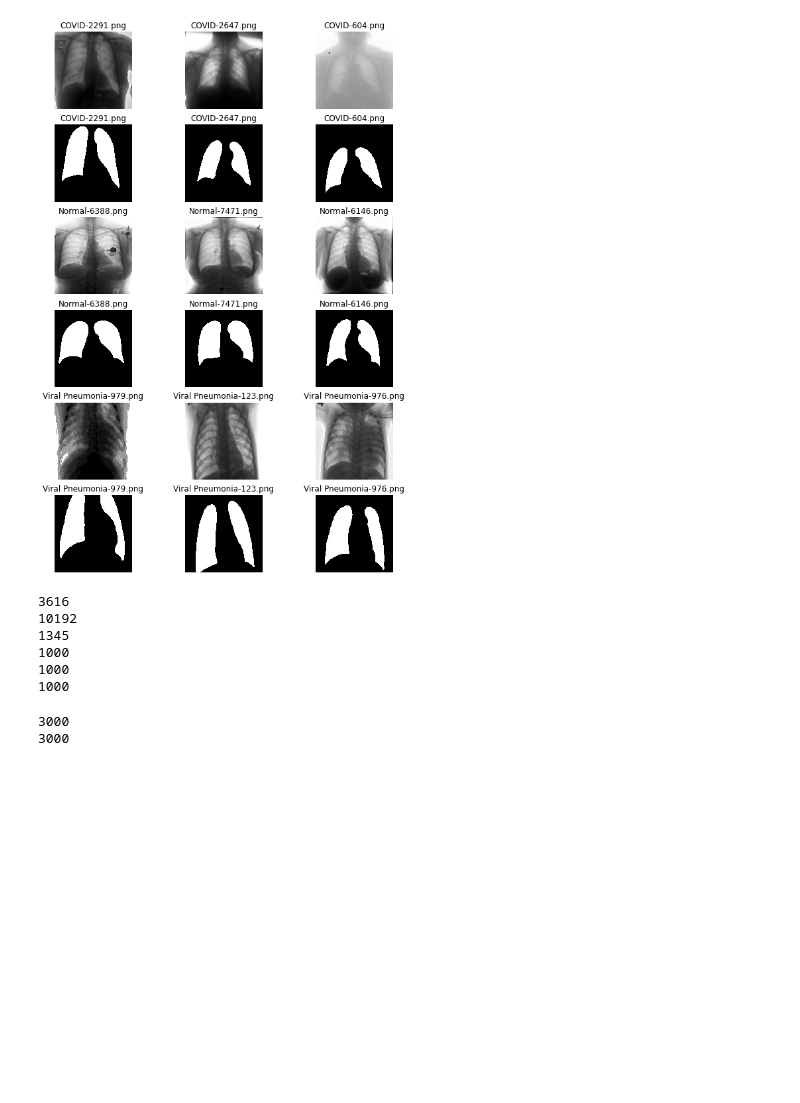
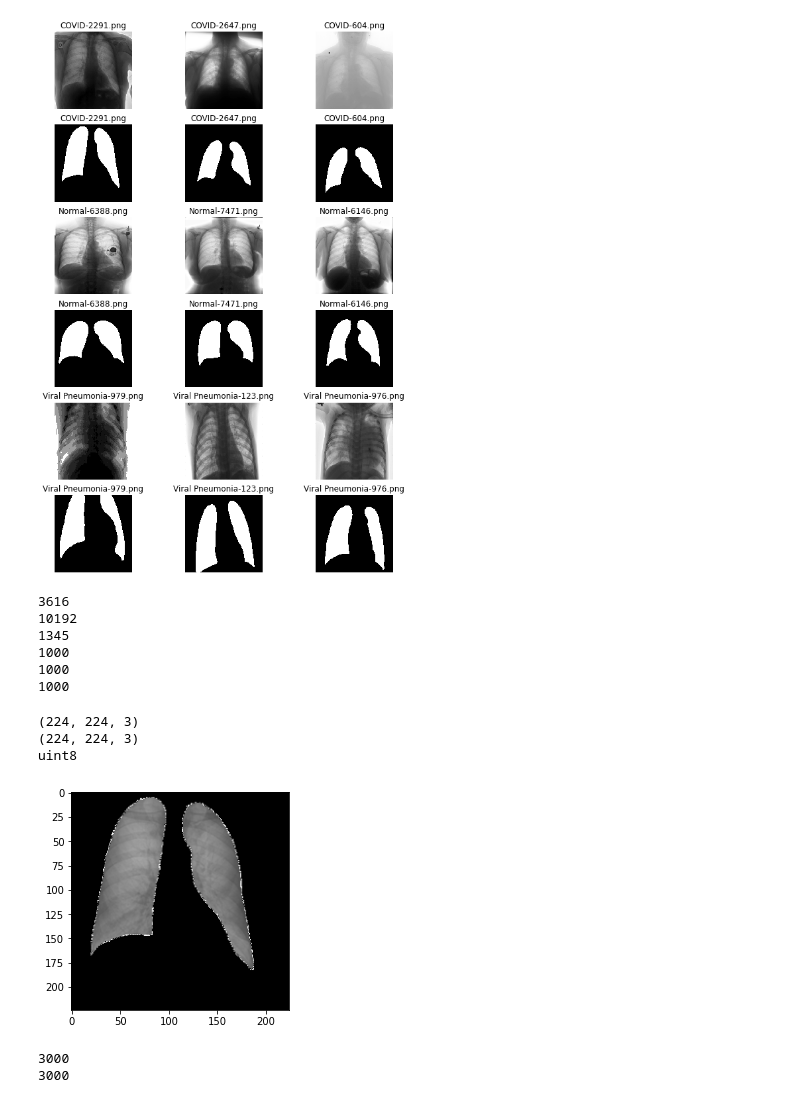
Before and after one commit to QuintenVervynck/Active-Machine-Learning-Lung-Scans, a Jupyter notebook: notebooks/5_COVID-19 Radiography Database.ipynb, the cells around one changed output. Saved outputs shown, nothing was run; the diff lists cells and outputs as text; code cells hidden in the pictures; blank space fills up the shorter version.

Commit message:
masked images, load/save

```diff
--- a/notebooks/5_COVID-19 Radiography Database.ipynb
+++ b/notebooks/5_COVID-19 Radiography Database.ipynb
@@ -91,6 +91,32 @@ for subfolder in subfolders:
 1000
 1000
 1000
+# %%
+image = data["COVID/" + "images"][0]
+
+# Convert image to 224,224,3
+img = Image.open(image)
+new_img = img.convert("RGB")
+new_img = new_img.resize(size=(224, 224))
+np_image = np.array(new_img)
+
+mask = data["COVID/" + "masks"][0]
+# Convert mask to 224,224,3
+msk = Image.open(mask)
+new_msk = msk.resize(size=(224, 224))
+np_mask = np.array(new_msk)
+
+print(np_image.shape)
+print(np_mask.shape)
+
+new_image = np.multiply(np_image, np_mask)
+print(new_image.dtype)
+imgplot = plt.imshow(new_image)
+# %% [output]
+(224, 224, 3)
+(224, 224, 3)
+uint8
+[figure, added]
 # %%
 # Create the training data, might take a while
 
```
Also changed, not shown: parts of 4 cells of this notebook.
